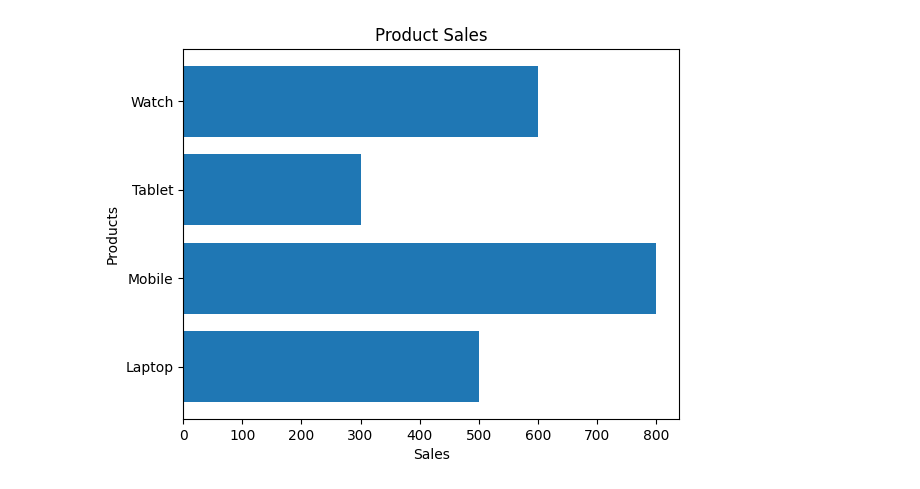
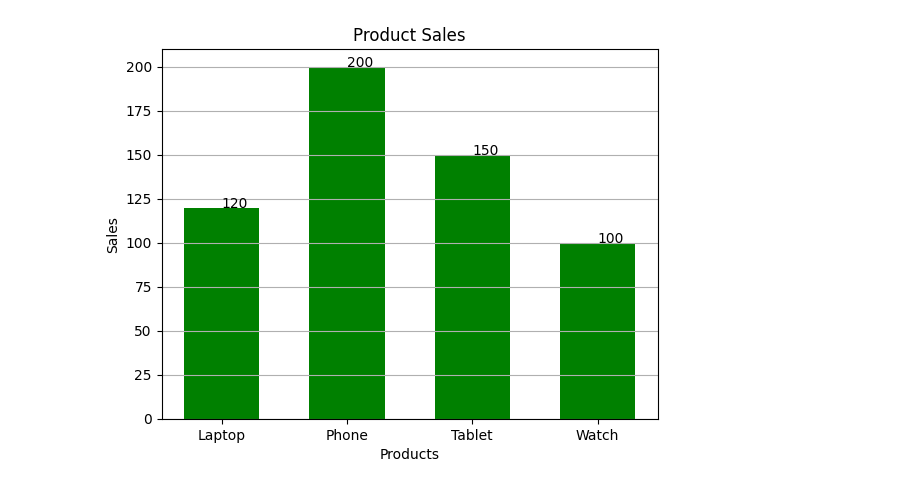
Before and after one commit to RutujaBidkar/Matplotlib_Workplace, a Jupyter notebook: MatplotlibDay2.ipynb, the cells around one changed output. Saved outputs shown, nothing was run; the diff lists cells and outputs as text; code cells hidden in the pictures.

```diff
--- a/MatplotlibDay2.ipynb
+++ b/MatplotlibDay2.ipynb
@@ -32,15 +103,18 @@ plt.show()
-# %%
-import matplotlib.pyplot as plt
-
-products = ["Laptop", "Mobile", "Tablet", "Watch"]
-sales = [500, 800, 300, 600]
-
-plt.barh(products, sales)
-
-plt.xlabel("Sales")
-plt.ylabel("Products")
-plt.title("Product Sales")
-
-plt.show()
-# %% [output]
-[figure, removed]
+# %%
+
+products = ["Laptop", "Phone", "Tablet", "Watch"]
+sales = [120, 200, 150, 100]
+
+plt.bar(products, sales, color="green", width=0.6)
+
+for i in range(len(products)):
+    plt.text(i, sales[i], str(sales[i]))
+
+plt.title("Product Sales")
+plt.xlabel("Products")
+plt.ylabel("Sales")
+plt.grid(axis="y")
+
+plt.show()
+# %% [output]
+[figure, added]
```
Also changed, not shown: parts of 13 cells of this notebook.
